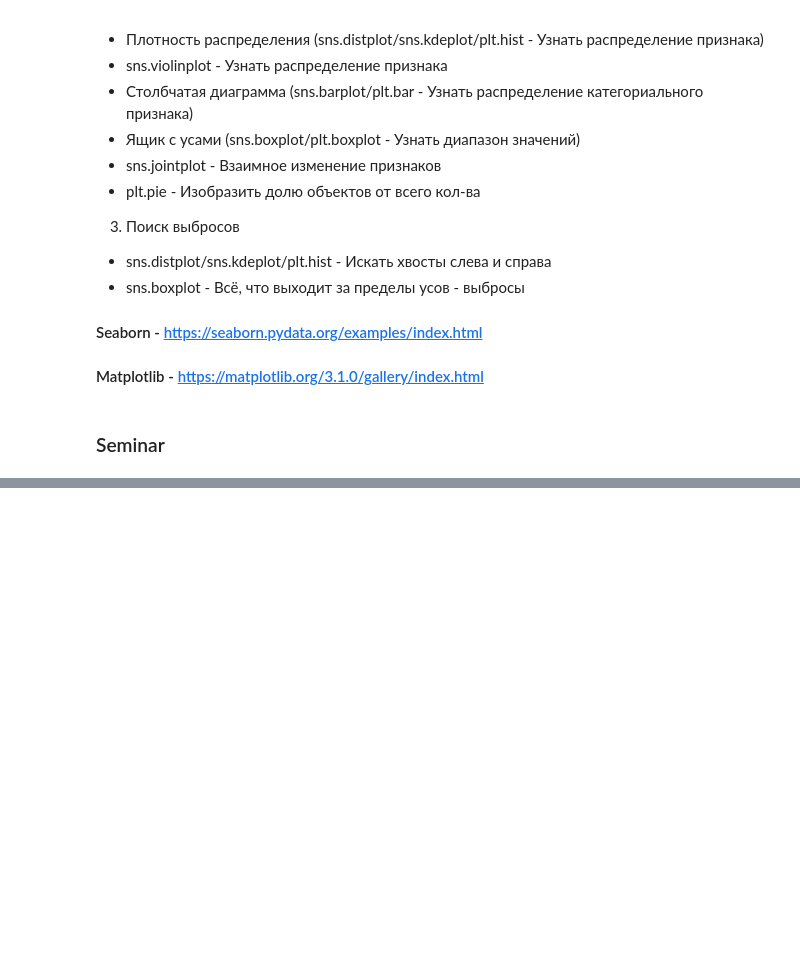
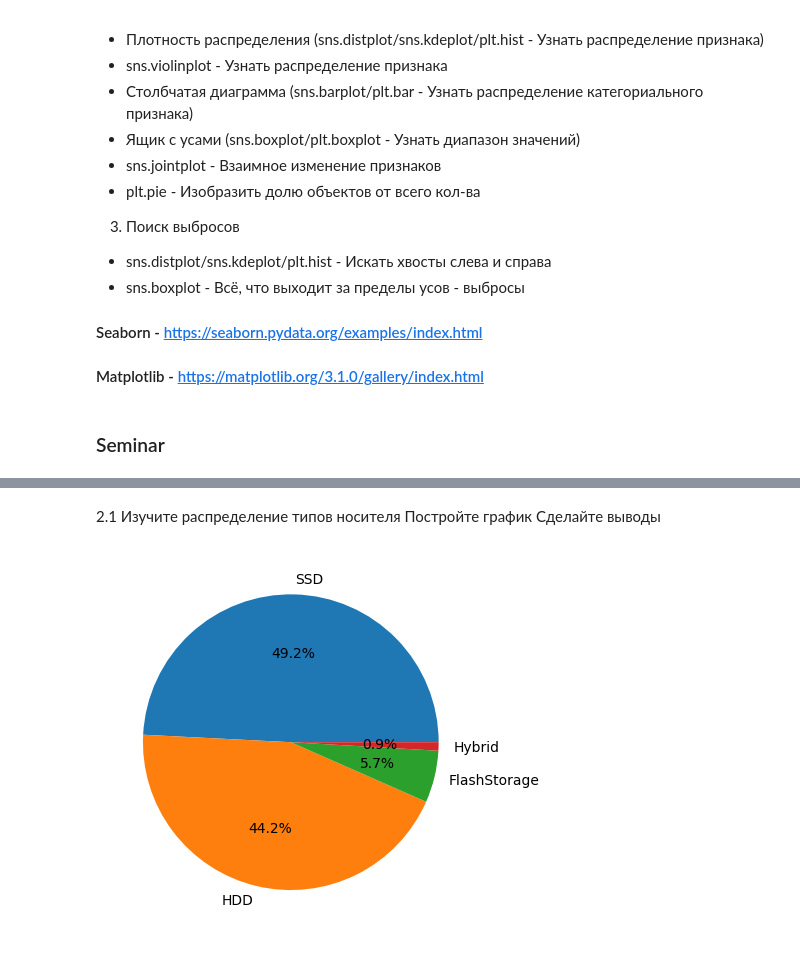
Before and after one commit to erema-andrey/Pyjupyter, a Jupyter notebook: Leson4.ipynb, the cells around one changed output, grey strips where cells are left out. Saved outputs shown, nothing was run; the diff lists cells and outputs as text; code cells hidden in the pictures; blank space fills up the shorter version.

```diff
--- a/Leson4.ipynb
+++ b/Leson4.ipynb
@@ -479,0 +531,12 @@ map_.save_to_html(file_name='./california.html')
+# %% [markdown]
+2.1 Изучите распределение типов носителя
+Постройте график
+Сделайте выводы
+# %%
+x = df['Memory_Type'].value_counts()
+x
+name = x.index
+values = x.values
+plt.pie(values, labels=name, autopct='%.1f%%');
+# %% [output]
+[figure, added]
```
Also changed, not shown: parts of 24 cells of this notebook, 1 other file.
